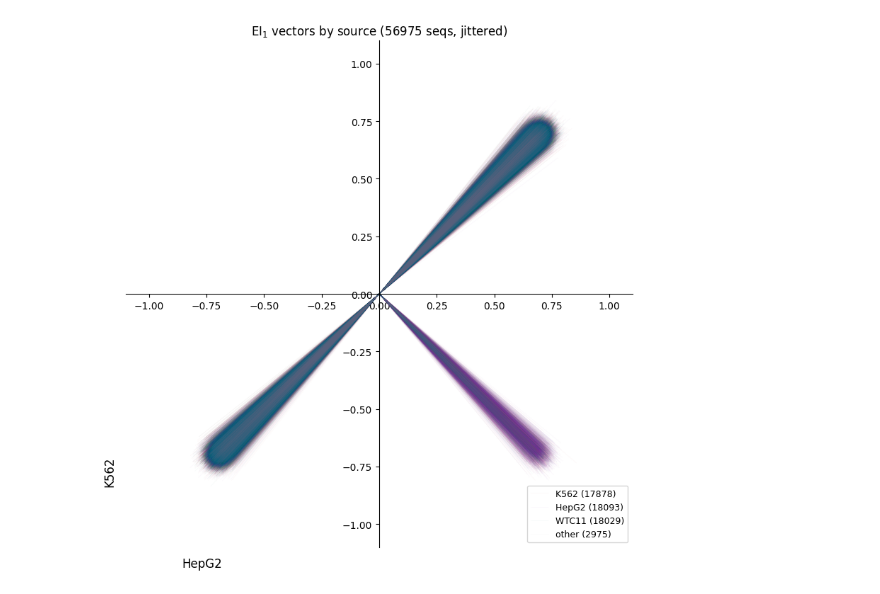
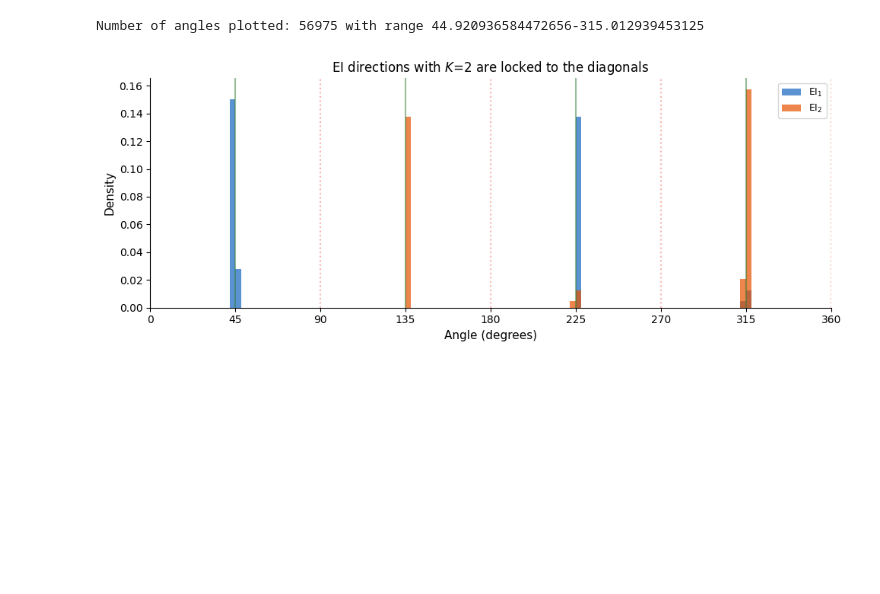
Before and after one commit to pabmantilla/Hippo_dependency_mpra, a Jupyter notebook: genomic_targets/scripts/2d_targeting/liver_blood_targets.ipynb, the cells around one changed output. Saved outputs shown, nothing was run; the diff lists cells and outputs as text; code cells hidden in the pictures; blank space fills up the shorter version.

Commit message:
clean 3d and 2d eigen-interaction examples

```diff
--- a/genomic_targets/scripts/2d_targeting/liver_blood_targets.ipynb
+++ b/genomic_targets/scripts/2d_targeting/liver_blood_targets.ipynb
@@ -46,41 +50,36 @@ print(f'Done. EI_1 var: mean={ei1_var.mean():.1%}, median={np.median(ei1_var):.1
 # %%
-## Plot EI_1 vectors colored by source
 import matplotlib.pyplot as plt
-from matplotlib.collections import LineCollection
 
-jitter = np.random.default_rng(42).normal(0, 0.03, ei1_vecs.shape)
-vecs_j = ei1_vecs + jitter
+ei2_vecs = np.array([r['eigenvectors'][:, 1] for r in em.eigen_results])
 
-# Source from sequence name prefix
-source = df['name'].str.split('_').str[0]
-source_colors = {'K562': '#E53935', 'HepG2': '#8E24AA', 'WTC11': '#00897B'}
+# Convert angles to 0-360 range
+angles_ei1 = np.degrees(np.arctan2(ei1_vecs[:, 0], ei1_vecs[:, 1])) % 360
+angles_ei2 = np.degrees(np.arctan2(ei2_vecs[:, 0], ei2_vecs[:, 1])) % 360
+print(f"Number of angles plotted: {len(angles_ei1)} with range {np.min(angles_ei1)}-{np.max(angles_ei1)}")
 
-fig, ax = plt.subplots(figsize=(8, 8))
-for src, color in source_colors.items():
-    mask = source == src
-    if mask.sum() == 0: continue
-    segs = [[(0, 0), (v[1], v[0])] for v in vecs_j[mask]]  # HepG2=x, K562=y
-    lc = LineCollection(segs, colors=color, alpha=0.03, linewidths=0.5, label=f'{src} ({mask.sum()})')
-    ax.add_collection(lc)
+fig, ax = plt.subplots(figsize=(10, 4))
 
-# Other sources
-other = ~source.isin(source_colors.keys())
-if other.sum() > 0:
-    segs = [[(0, 0), (v[1], v[0])] for v in vecs_j[other]]
-    lc = LineCollection(segs, colors='gray', alpha=0.03, linewidths=0.5, label=f'other ({other.sum()})')
-    ax.add_collection(lc)
+ax.hist(angles_ei1, bins=120, range=(0, 360), alpha=0.7, color='#1565C0',
+        label='EI$_1$', density=True)
+ax.hist(angles_ei2, bins=120, range=(0, 360), alpha=0.7, color='#E65100',
+        label='EI$_2$', density=True)
 
-ax.set_xlim(-1.1, 1.1); ax.set_ylim(-1.1, 1.1)
-ax.set_aspect('equal')
-ax.spines['left'].set_position('zero')
-ax.spines['bottom'].set_position('zero')
-ax.spines['top'].set_visible(False)
-ax.spines['right'].set_visible(False)
-ax.set_xlabel('HepG2', fontsize=12); ax.set_ylabel('K562', fontsize=12)
-ax.xaxis.set_label_coords(0.15, -0.02)
-ax.yaxis.set_label_coords(-0.02, 0.15)
-ax.legend(fontsize=9, markerscale=5, loc='lower right')
-ax.set_title(f'EI$_1$ vectors by source ({len(ei1_vecs)} seqs, jittered)')
-plt.tight_layout(); plt.show()
+for angle in [45, 135, 225, 315]:
+    ax.axvline(angle, color='#2E7D32', lw=1.5, alpha=0.5)
+for angle in [0, 90, 180, 270, 360]:
+    ax.axvline(angle, color='#F44336', lw=1.5, ls=':', alpha=0.4)
+
+ax.set_xlabel('Angle (degrees)', fontsize=11)
+ax.set_ylabel('Density', fontsize=11)
+ax.set_title('EI directions with $K$=2 are locked to the diagonals', fontsize=12)
+ax.set_xlim(0, 360)
+ax.set_xticks([0, 45, 90, 135, 180, 225, 270, 315, 360])
+ax.legend(fontsize=9)
+ax.spines['top'].set_visible(False); ax.spines['right'].set_visible(False)
+
+plt.tight_layout()
+plt.savefig('eigenvector_angle_distribution.png', dpi=150, bbox_inches='tight')
+plt.show()
 # %% [output]
+Number of angles plotted: 56975 with range 44.920936584472656-315.012939453125
-[figure, old version]
+[figure, new version]
```
Also changed, not shown: parts of 13 cells of this notebook, 1 other file.
